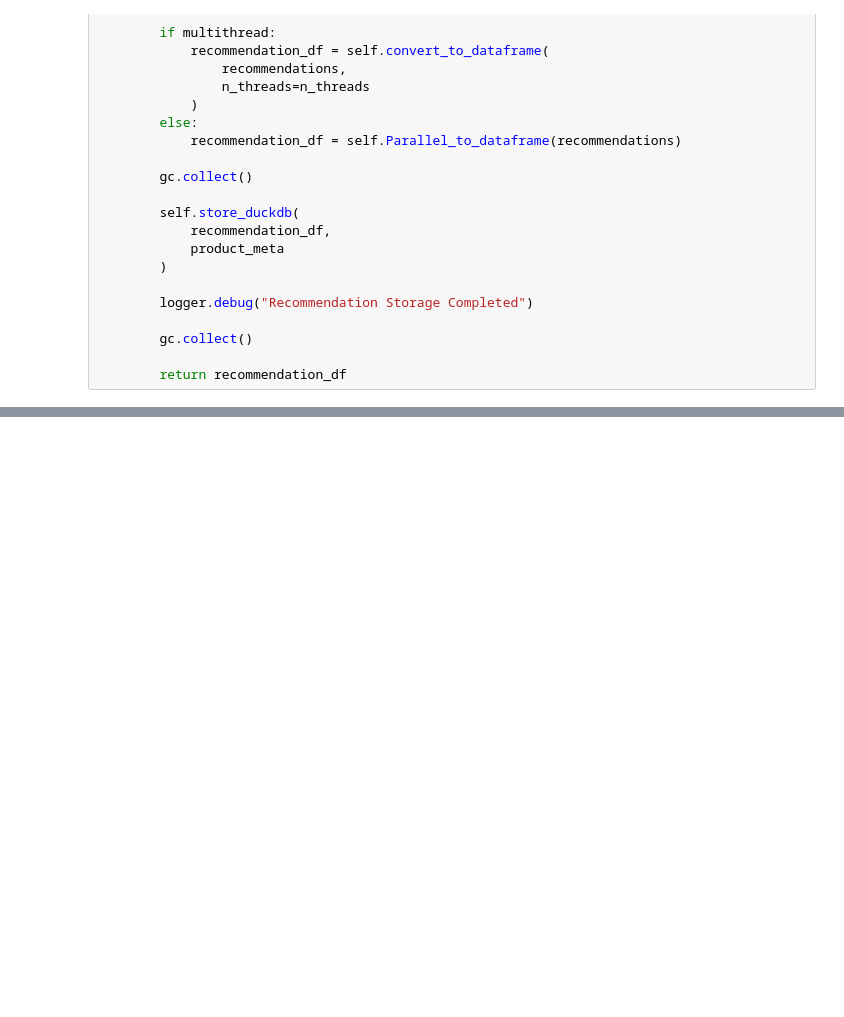
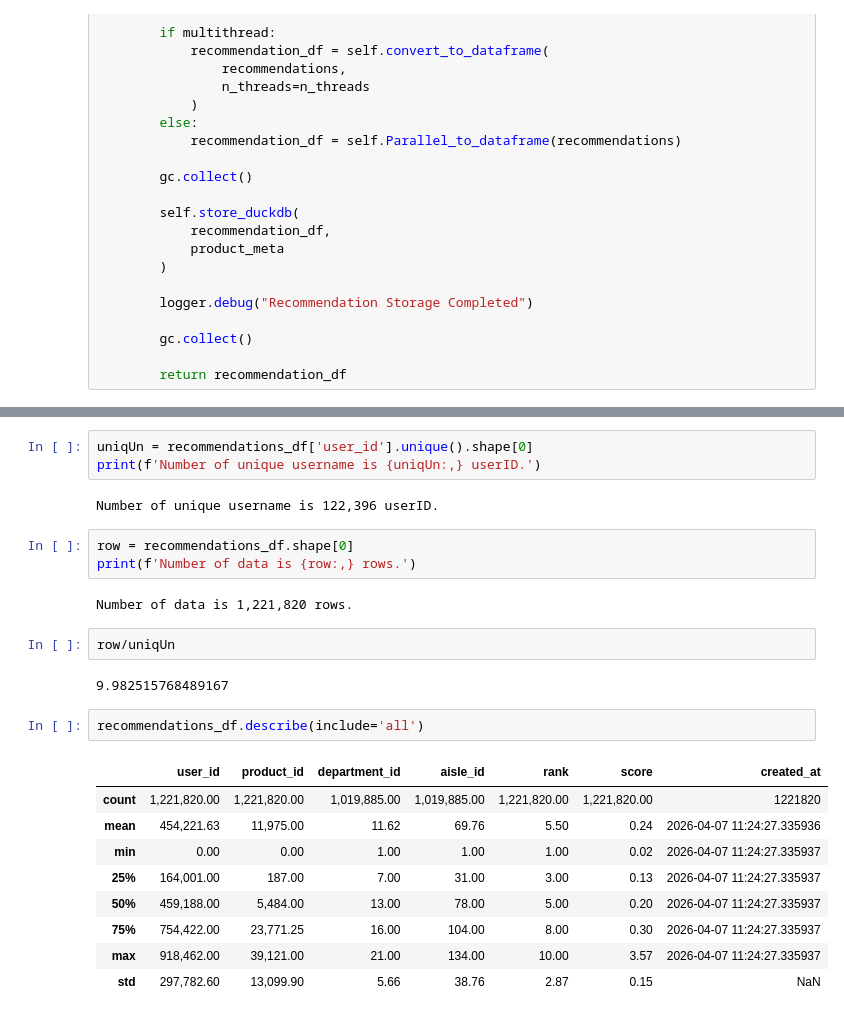
Before and after one commit to masterofray/cooprec_ml-analytics, a Jupyter notebook: notebooks/RC06_Modelling_ItemBased_Filtering.ipynb, the cells around one changed output, grey strips where cells are left out. Cells and saved outputs as stored; diff of their text form; blank space fills up the shorter version.

```diff
--- a/notebooks/RC06_Modelling_ItemBased_Filtering.ipynb
+++ b/notebooks/RC06_Modelling_ItemBased_Filtering.ipynb
@@ -2465,0 +2611,26 @@ recommendation_df = storage(
+# %%
+uniqUn = recommendations_df['user_id'].unique().shape[0]
+print(f'Number of unique username is {uniqUn:,} userID.')
+# %% [output]
+Number of unique username is 122,396 userID.
+# %%
+row = recommendations_df.shape[0]
+print(f'Number of data is {row:,} rows.')
+# %% [output]
+Number of data is 1,221,820 rows.
+# %%
+row/uniqUn
+# %% [output]
+9.982515768489167
+# %%
+recommendations_df.describe(include='all')
+# %% [output]
+|  | user_id | product_id | department_id | aisle_id | rank | score | created_at |
+| count | 1,221,820.00 | 1,221,820.00 | 1,019,885.00 | 1,019,885.00 | 1,221,820.00 | 1,221,820.00 | 1221820 |
+| mean | 454,221.63 | 11,975.00 | 11.62 | 69.76 | 5.50 | 0.24 | 2026-04-07 11:24:27.335936 |
+| min | 0.00 | 0.00 | 1.00 | 1.00 | 1.00 | 0.02 | 2026-04-07 11:24:27.335937 |
+| 25% | 164,001.00 | 187.00 | 7.00 | 31.00 | 3.00 | 0.13 | 2026-04-07 11:24:27.335937 |
+| 50% | 459,188.00 | 5,484.00 | 13.00 | 78.00 | 5.00 | 0.20 | 2026-04-07 11:24:27.335937 |
+| 75% | 754,422.00 | 23,771.25 | 16.00 | 104.00 | 8.00 | 0.30 | 2026-04-07 11:24:27.335937 |
+| max | 918,462.00 | 39,121.00 | 21.00 | 134.00 | 10.00 | 3.57 | 2026-04-07 11:24:27.335937 |
+| std | 297,782.60 | 13,099.90 | 5.66 | 38.76 | 2.87 | 0.15 | NaN |
```
Also changed, not shown: parts of 19 cells of this notebook, 4 other files.
